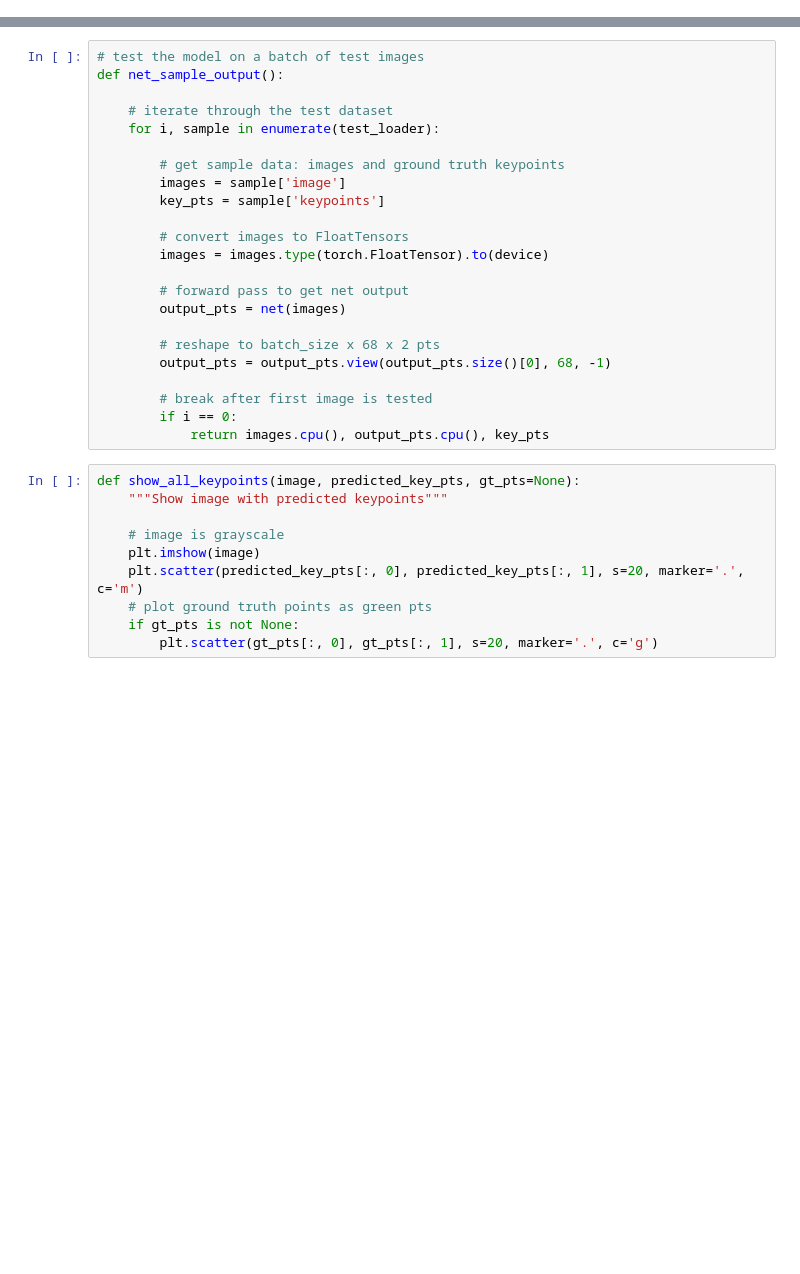
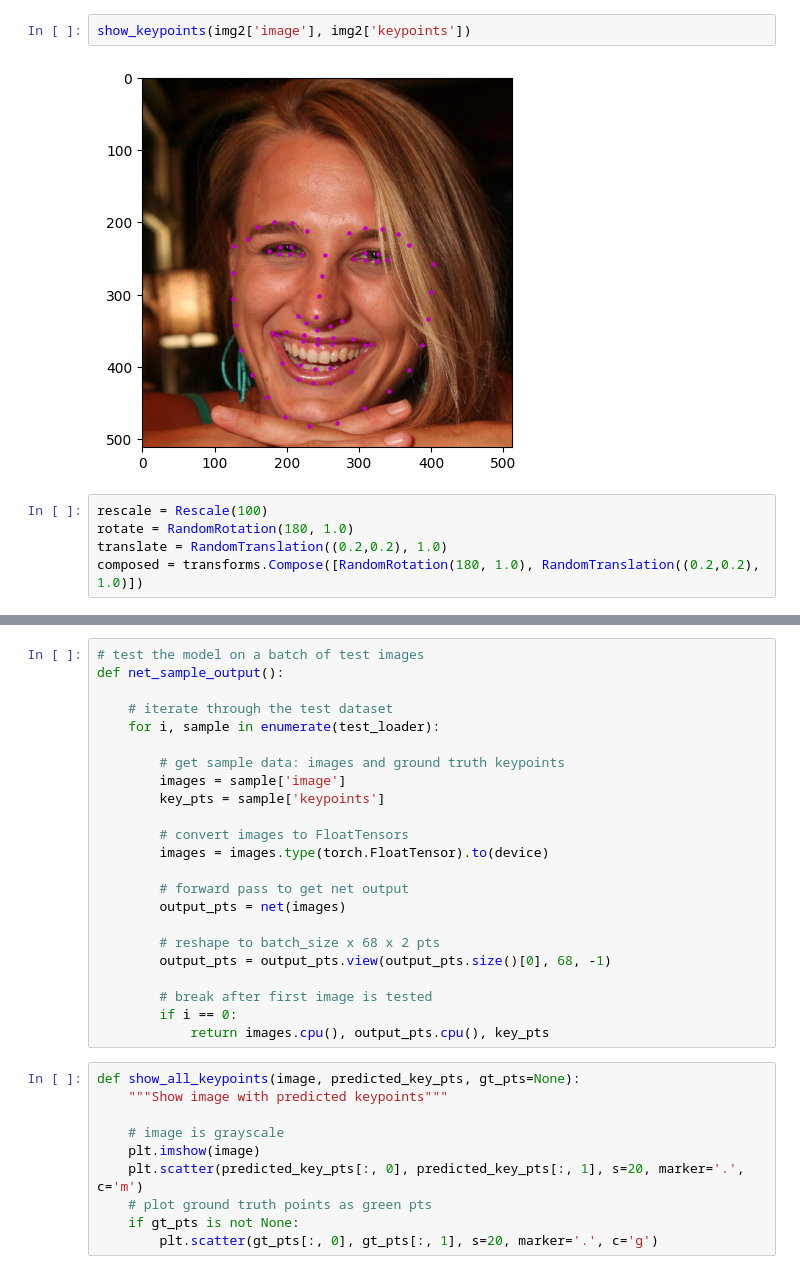
Before and after one commit to Davidyao99/image_morphing, a Jupyter notebook: keypoint_detector_train.ipynb, the cells around one changed output, grey strips where cells are left out. Saved outputs shown, nothing was run; the diff lists cells and outputs as text; blank space fills up the shorter version.

```diff
--- a/keypoint_detector_train.ipynb
+++ b/keypoint_detector_train.ipynb
@@ -72 +95,10 @@ for i in range(num_to_display):
+# %%
+show_keypoints(img2['image'], img2['keypoints'])
+# %% [output]
+[figure, added]
+# %%
+rescale = Rescale(100)
+rotate = RandomRotation(180, 1.0)
+translate = RandomTranslation((0.2,0.2), 1.0)
+composed = transforms.Compose([RandomRotation(180, 1.0), RandomTranslation((0.2,0.2), 1.0)])
 # %%
```
Also changed, not shown: parts of 29 cells of this notebook, 30 other files.
